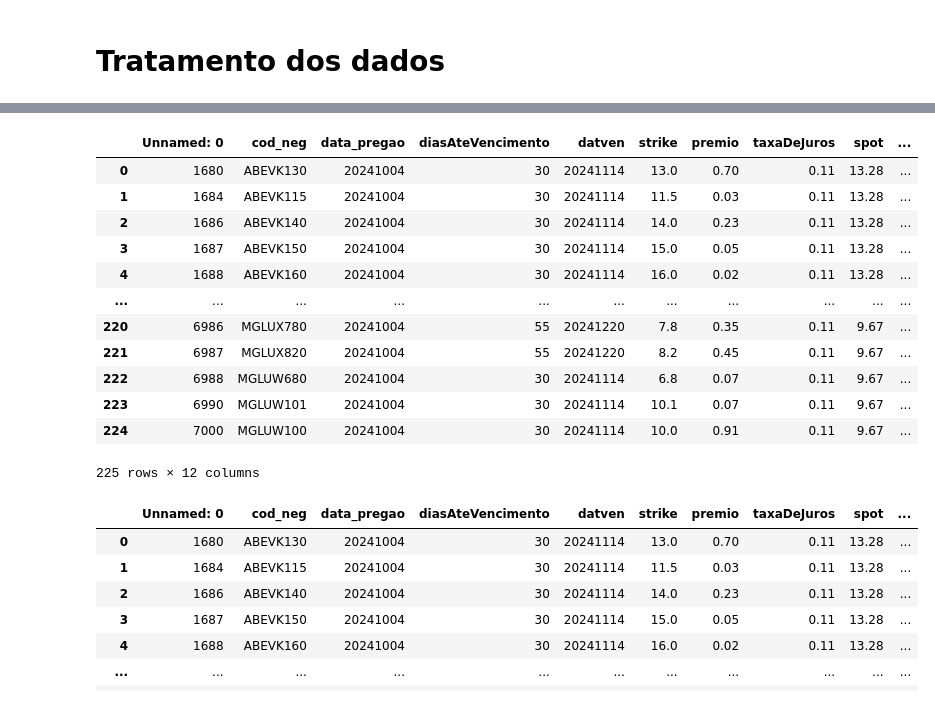
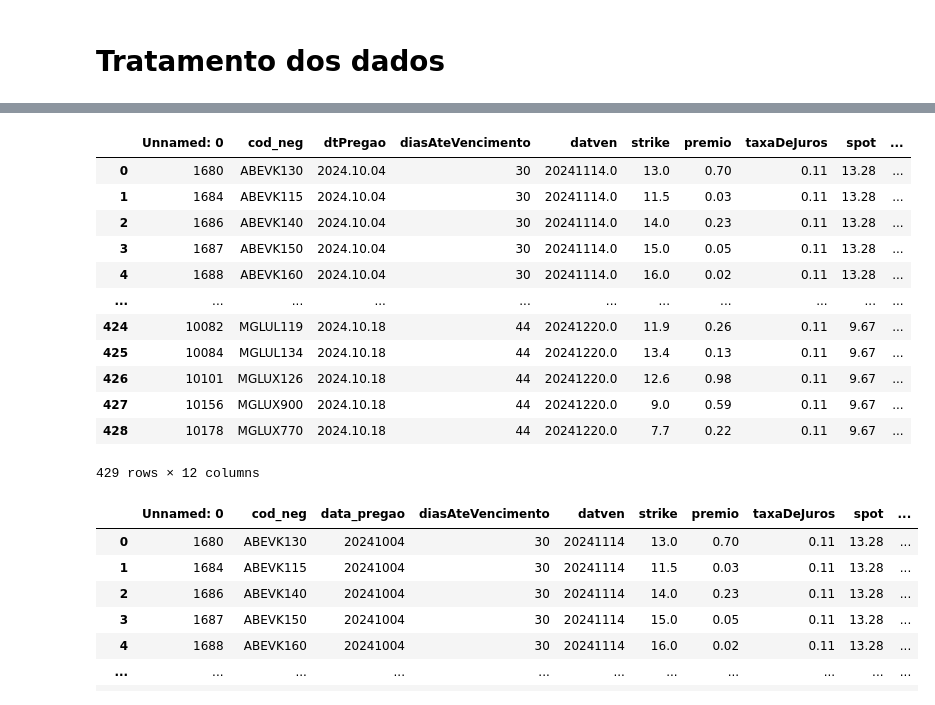
Before and after one commit to VitorSancho/IVOptionPredictor, a Jupyter notebook: projeto/src/MLApp/Avaliacao.ipynb, the cells around one changed output, grey strips where cells are left out. Cells and saved outputs as stored; diff of their text form; code cells hidden in the pictures.

```diff
--- a/projeto/src/MLApp/Avaliacao.ipynb
+++ b/projeto/src/MLApp/Avaliacao.ipynb
@@ -169,30 +209,44 @@ dados_b3_filtrado.to_csv("dados_b3_ingeridos.csv")
 # %%
 import pandas as pd
 dados_b3_filtrado = pd.read_csv("dados_b3_ingeridos.csv", sep=",")
 dados_b3_filtrado.loc[dados_b3_filtrado['vol_implicita'] == -1, 'vol_implicita'] = 0
 
-spot_ABEV = 13.28
-spot_ITSA = 10.62
-spot_B3SA = 10.75
-spot_BBDC = 15.06
-spot_MGLU = 9.67
-spot_GGBR = 19.18
+spot_ABEV_04_10_2024 = 13.28
+spot_ITSA_04_10_2024 = 10.62
+spot_B3SA_04_10_2024 = 10.75
+spot_BBDC_04_10_2024 = 15.06
+spot_MGLU_04_10_2024 = 9.67
+spot_GGBR_04_10_2024 = 19.18
+
+spot_ABEV_11_10_2024 = 12.88
+spot_ITSA_11_10_2024 = 10.47
+spot_B3SA_11_10_2024 = 10.69
+spot_BBDC_11_10_2024 = 14.80
+spot_MGLU_11_10_2024 = 9.67
+spot_GGBR_11_10_2024 = 18.43
+
+spot_ABEV_18_10_2024 = 12.88
+spot_ITSA_18_10_2024 = 10.61
+spot_B3SA_18_10_2024 = 10.65
+spot_BBDC_18_10_2024 = 15.32
+spot_MGLU_18_10_2024 = 9.45
+spot_GGBR_18_10_2024 = 18.40
 
 dados_b3_filtrado
 # %% [output]
-|  | Unnamed: 0 | cod_neg | data_pregao | diasAteVencimento | datven | strike | premio | taxaDeJuros | spot | ... |
-| 0 | 1680 | ABEVK130 | 20241004 | 30 | 20241114 | 13.0 | 0.70 | 0.11 | 13.28 | ... |
-| 1 | 1684 | ABEVK115 | 20241004 | 30 | 20241114 | 11.5 | 0.03 | 0.11 | 13.28 | ... |
-| 2 | 1686 | ABEVK140 | 20241004 | 30 | 20241114 | 14.0 | 0.23 | 0.11 | 13.28 | ... |
-| 3 | 1687 | ABEVK150 | 20241004 | 30 | 20241114 | 15.0 | 0.05 | 0.11 | 13.28 | ... |
-| 4 | 1688 | ABEVK160 | 20241004 | 30 | 20241114 | 16.0 | 0.02 | 0.11 | 13.28 | ... |
+|  | Unnamed: 0 | cod_neg | dtPregao | diasAteVencimento | datven | strike | premio | taxaDeJuros | spot | ... |
+| 0 | 1680 | ABEVK130 | 2024.10.04 | 30 | 20241114.0 | 13.0 | 0.70 | 0.11 | 13.28 | ... |
+| 1 | 1684 | ABEVK115 | 2024.10.04 | 30 | 20241114.0 | 11.5 | 0.03 | 0.11 | 13.28 | ... |
+| 2 | 1686 | ABEVK140 | 2024.10.04 | 30 | 20241114.0 | 14.0 | 0.23 | 0.11 | 13.28 | ... |
+| 3 | 1687 | ABEVK150 | 2024.10.04 | 30 | 20241114.0 | 15.0 | 0.05 | 0.11 | 13.28 | ... |
+| 4 | 1688 | ABEVK160 | 2024.10.04 | 30 | 20241114.0 | 16.0 | 0.02 | 0.11 | 13.28 | ... |
 | ... | ... | ... | ... | ... | ... | ... | ... | ... | ... | ... |
-| 220 | 6986 | MGLUX780 | 20241004 | 55 | 20241220 | 7.8 | 0.35 | 0.11 | 9.67 | ... |
-| 221 | 6987 | MGLUX820 | 20241004 | 55 | 20241220 | 8.2 | 0.45 | 0.11 | 9.67 | ... |
-| 222 | 6988 | MGLUW680 | 20241004 | 30 | 20241114 | 6.8 | 0.07 | 0.11 | 9.67 | ... |
-| 223 | 6990 | MGLUW101 | 20241004 | 30 | 20241114 | 10.1 | 0.07 | 0.11 | 9.67 | ... |
-| 224 | 7000 | MGLUW100 | 20241004 | 30 | 20241114 | 10.0 | 0.91 | 0.11 | 9.67 | ... |
+| 424 | 10082 | MGLUL119 | 2024.10.18 | 44 | 20241220.0 | 11.9 | 0.26 | 0.11 | 9.67 | ... |
+| 425 | 10084 | MGLUL134 | 2024.10.18 | 44 | 20241220.0 | 13.4 | 0.13 | 0.11 | 9.67 | ... |
+| 426 | 10101 | MGLUX126 | 2024.10.18 | 44 | 20241220.0 | 12.6 | 0.98 | 0.11 | 9.67 | ... |
+| 427 | 10156 | MGLUX900 | 2024.10.18 | 44 | 20241220.0 | 9.0 | 0.59 | 0.11 | 9.67 | ... |
+| 428 | 10178 | MGLUX770 | 2024.10.18 | 44 | 20241220.0 | 7.7 | 0.22 | 0.11 | 9.67 | ... |
-225 rows × 12 columns
+429 rows × 12 columns
 # %%
 dados_b3_filtrado
 # %% [output]
```
Also changed, not shown: parts of 39 cells of this notebook, 2 other files.
